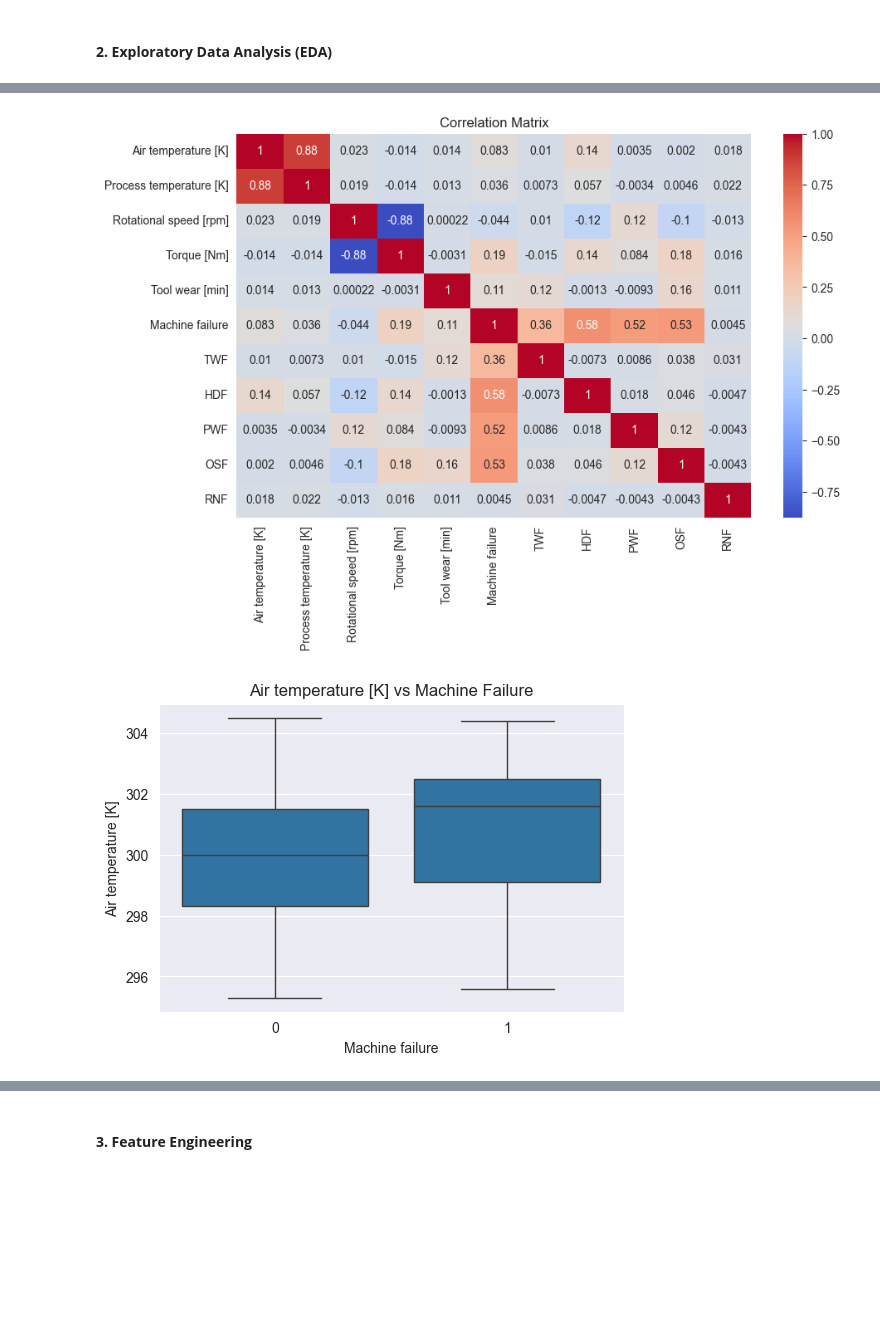
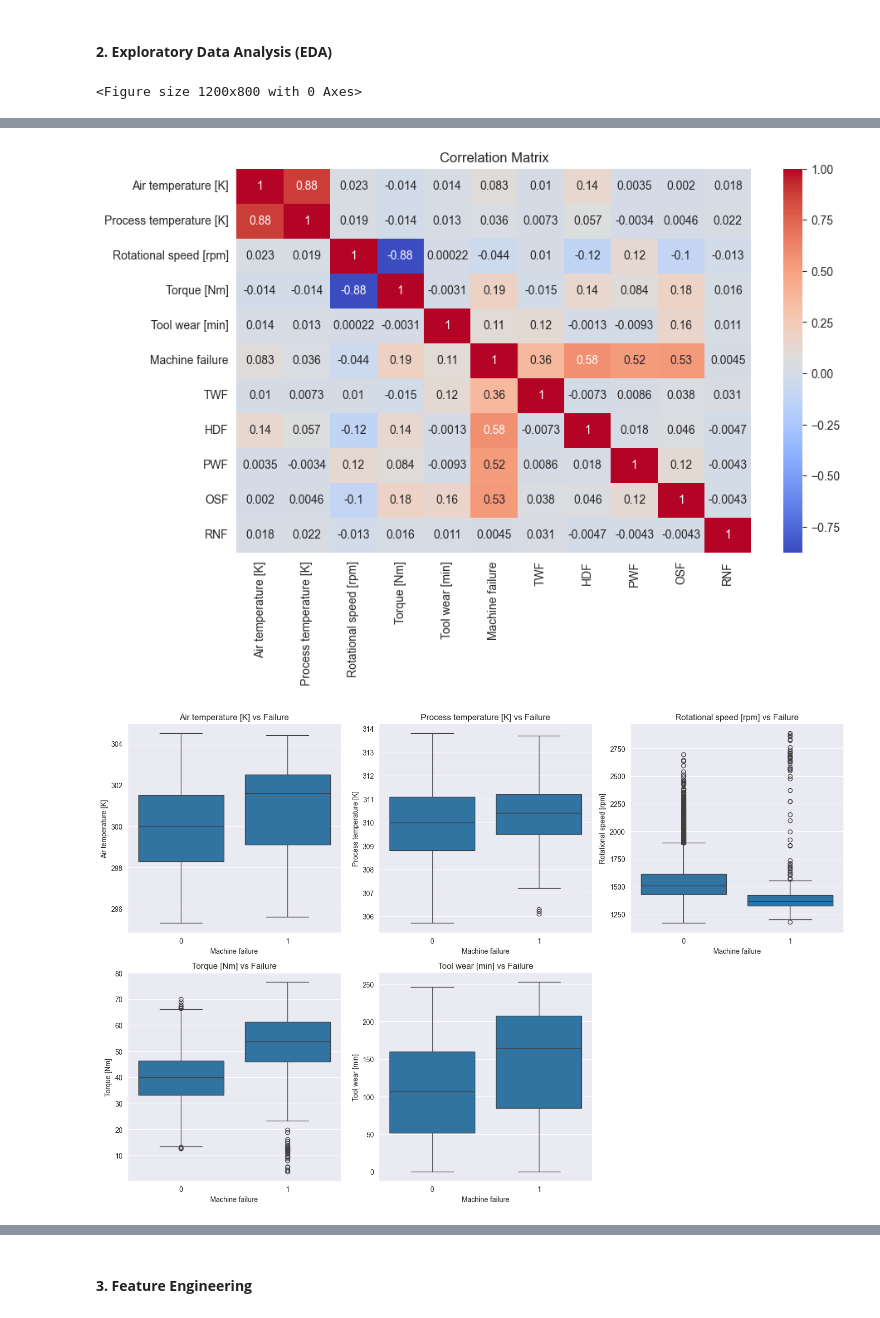
Before and after one commit to elswordexe/predictive-maintenance-anomaly-detection, a Jupyter notebook: NoteBooks/analyse.ipynb, the cells around one changed output, grey strips where cells are left out. Drawn from its saved outputs; the diff is of its cells as text; code cells hidden in the pictures; blank space fills up the shorter version.

```diff
--- a/NoteBooks/analyse.ipynb
+++ b/NoteBooks/analyse.ipynb
@@ -29,31 +29,39 @@ df.head()
 #### **2. Exploratory Data Analysis (EDA)**
 # %%
 # Visualisation de la distribution
+plt.figure(figsize=(12,8))
 df.hist(figsize=(12,8))
 plt.tight_layout()
+plt.savefig("figures/distribution.png")
 plt.show()
 
 # Matrice de corrélation
 plt.figure(figsize=(10,6))
 sns.heatmap(df.corr(numeric_only=True), annot=True, cmap="coolwarm")
 plt.title("Correlation Matrix")
+plt.savefig("figures/correlation.png")
 plt.show()
 
 # Boxplots pour visualiser les anomalies par rapport à la panne
 features_to_plot = [
     "Air temperature [K]",
     "Process temperature [K]",
     "Rotational speed [rpm]",
     "Torque [Nm]",
     "Tool wear [min]"
 ]
 
-for f in features_to_plot:
-    plt.figure(figsize=(6,4))
+plt.figure(figsize=(15, 10))
+for i, f in enumerate(features_to_plot, 1):
+    plt.subplot(2, 3, i)
     sns.boxplot(x="Machine failure", y=f, data=df)
-    plt.title(f"{f} vs Machine Failure")
-    plt.show()
+    plt.title(f"{f} vs Failure")
+
+plt.tight_layout()
+plt.savefig("figures/boxplots.png")
+plt.show()
 # %% [output]
+<Figure size 1200x800 with 0 Axes>
 [figure]
 [figure]
-[figure, old version]
+[figure, new version]
```
Also changed, not shown: parts of 6 cells of this notebook, 7 other files.
